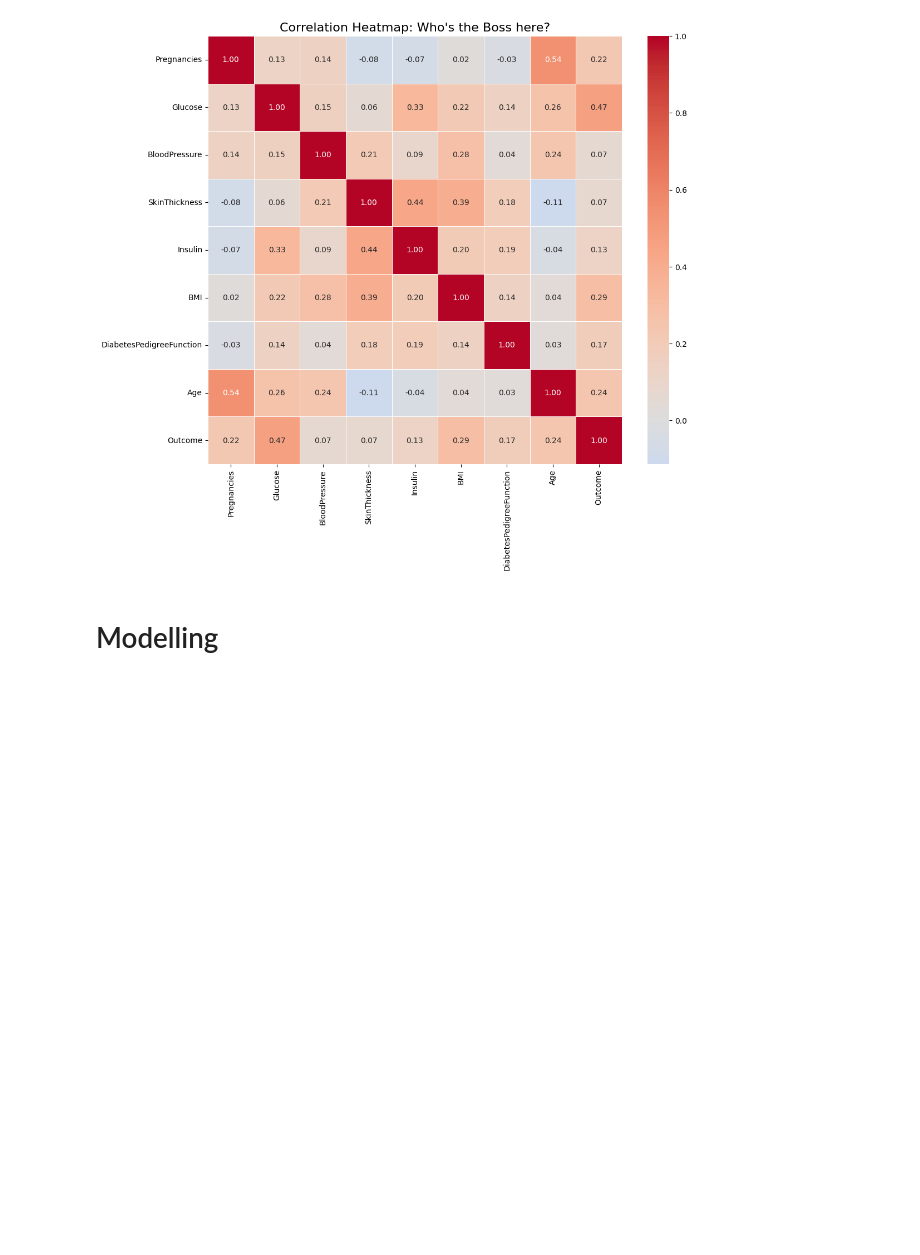
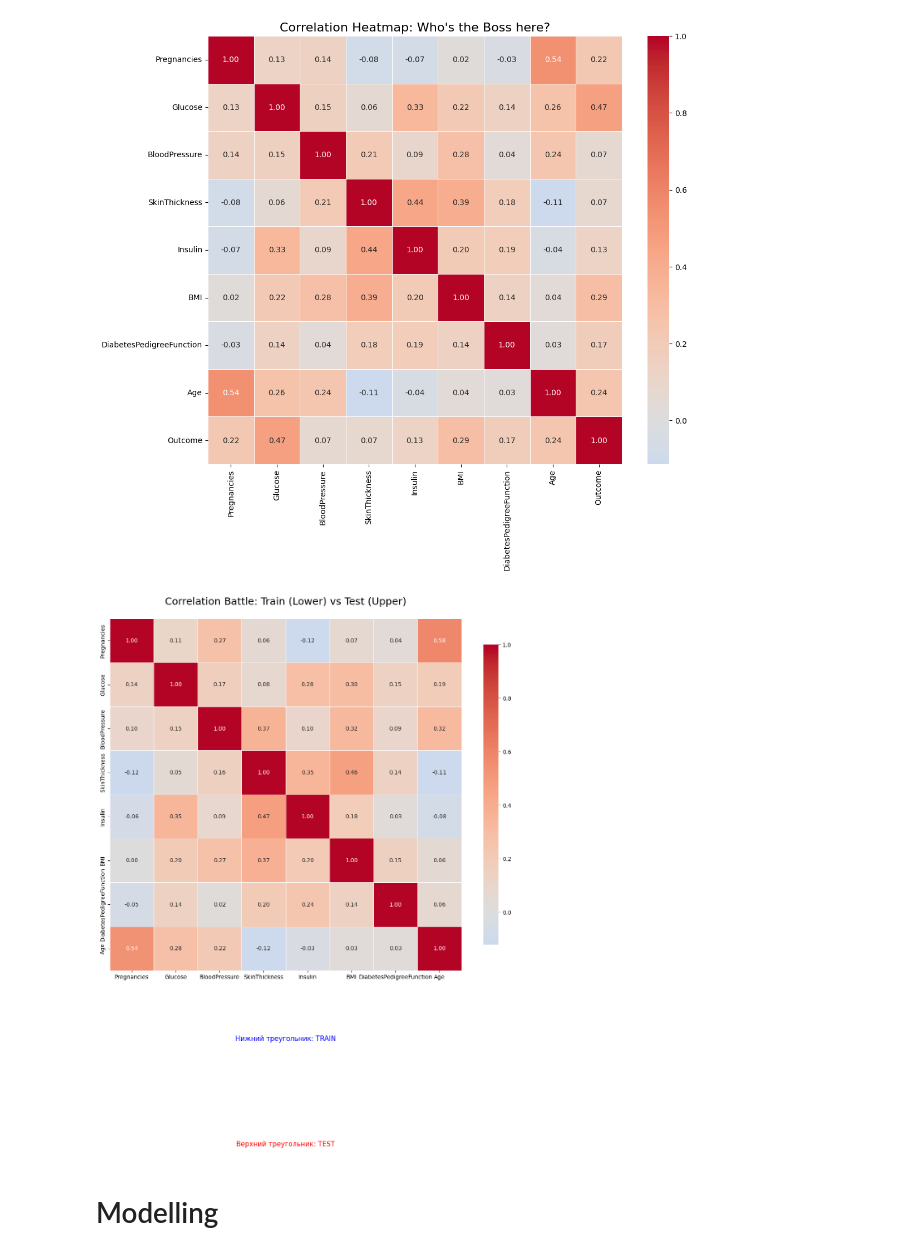
Before and after one commit to avvv-ml-prep-materials/a_nf_0022_ds-diabetes-challenge, a Jupyter notebook: 2_Diabetes_Challenge_WiP2.ipynb, the cells around one changed output. Cells and saved outputs as stored; diff of their text form; code cells hidden in the pictures; blank space fills up the shorter version.

```diff
--- a/2_Diabetes_Challenge_WiP2.ipynb
+++ b/2_Diabetes_Challenge_WiP2.ipynb
@@ -460,6 +502,45 @@ plt.title("Correlation Heatmap: Who's the Boss here?", fontsize=16)
 plt.show()
 # %% [output]
 [figure]
+# %%
+# 1. Готовим данные (без Outcome, сравниваем только фичи)
+df_tr = df_train.drop('Outcome', axis=1)
+df_te = df_test.drop('Outcome', axis=1)
+
+# Считаем матрицы корреляции
+corr_tr = df_tr.corr()
+corr_te = df_te.corr()
+
+# 2. Магия маскирования
+# Создаем пустую матрицу такого же размера
+corr_combined = pd.DataFrame(np.zeros_like(corr_tr), columns=corr_tr.columns, index=corr_tr.index)
+
+# Заполняем нижний треугольник данными из Train (np.tril - triangle lower)
+mask_lower = np.tril(np.ones_like(corr_tr, dtype=bool))
+corr_combined = corr_combined.where(~mask_lower, corr_tr)
+
+# Заполняем верхний треугольник данными из Test (np.triu - triangle upper)
+# Делаем сдвиг k=1, чтобы не перезаписать диагональ
+mask_upper = np.triu(np.ones_like(corr_te, dtype=bool), k=1)
+corr_combined = corr_combined.where(~mask_upper, corr_te)
+
+# 3. Визуализация
+plt.figure(figsize=(14, 12))
+
+# Рисуем хитмап
+# fmt=".2f" — два знака после запятой, чтобы не было каши
+# linewidths=0.5 — тонкие линии между ячейками для четкости
+sns.heatmap(corr_combined, annot=True, fmt=".2f", cmap='coolwarm',
+            center=0, linewidths=0.5, square=True, cbar_kws={"shrink": .8})
+
+# Добавляем поясняющие надписи, чтобы не запутаться
+plt.text(0.5, -0.2, 'Нижний треугольник: TRAIN', fontsize=12, color='blue', transform=plt.gca().transAxes, ha='center')
+plt.text(0.5, -0.5, 'Верхний треугольник: TEST', fontsize=12, color='red', transform=plt.gca().transAxes, ha='center')
+
+plt.title("Correlation Battle: Train (Lower) vs Test (Upper)", fontsize=18, y=1.03)
+plt.show()
+# %% [output]
+[figure, added]
 # %% [markdown]
 # Modelling
 # %%
```
Also changed, not shown: parts of 6 cells of this notebook.
